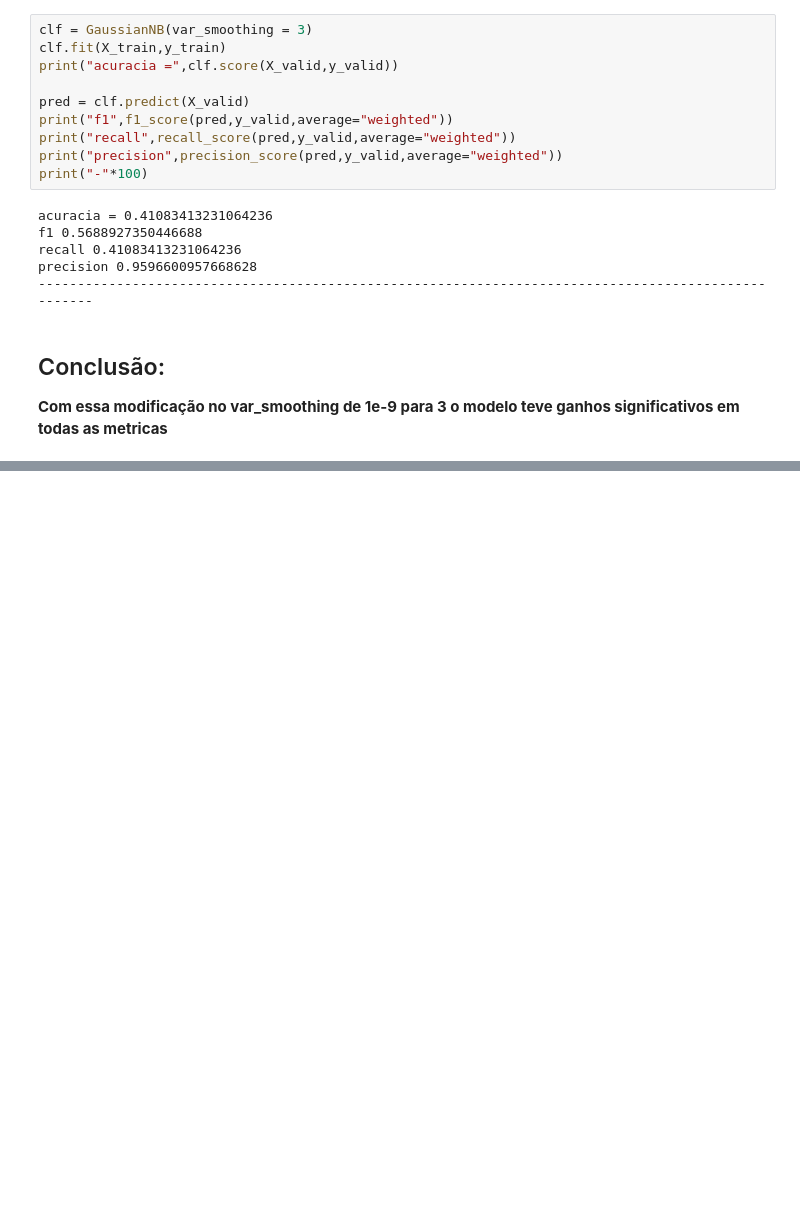
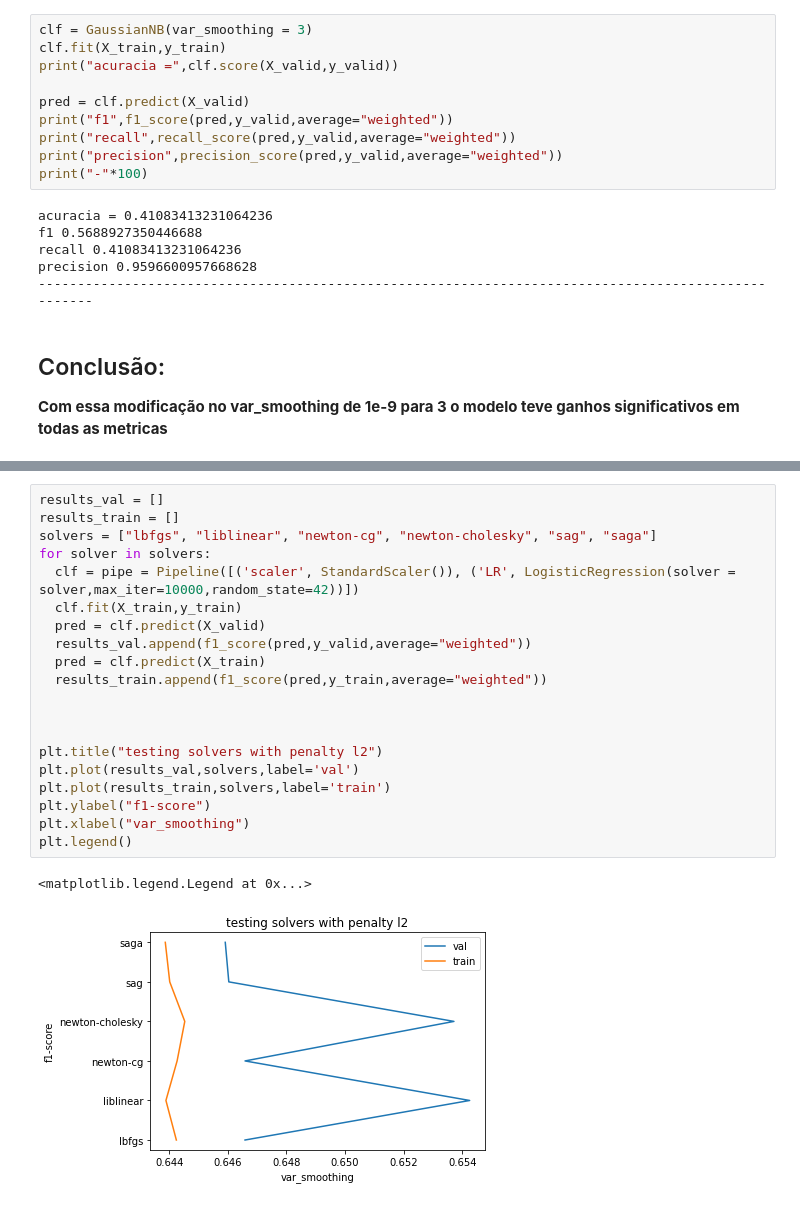
Before and after one commit to IndioP/Projeto-AM, a Jupyter notebook: Avila.ipynb, the cells around one changed output, grey strips where cells are left out. Cells and saved outputs as stored; diff of their text form; blank space fills up the shorter version.

```diff
--- a/Avila.ipynb
+++ b/Avila.ipynb
@@ -273,0 +329,23 @@ precision 0.9596600957668628
+# %%
+results_val = []
+results_train = []
+solvers = ["lbfgs", "liblinear", "newton-cg", "newton-cholesky", "sag", "saga"]
+for solver in solvers:
+  clf = pipe = Pipeline([('scaler', StandardScaler()), ('LR', LogisticRegression(solver = solver,max_iter=10000,random_state=42))])
+  clf.fit(X_train,y_train)
+  pred = clf.predict(X_valid)
+  results_val.append(f1_score(pred,y_valid,average="weighted"))
+  pred = clf.predict(X_train)
+  results_train.append(f1_score(pred,y_train,average="weighted"))
+
+
+
+plt.title("testing solvers with penalty l2")
+plt.plot(results_val,solvers,label='val')
+plt.plot(results_train,solvers,label='train')
+plt.ylabel("f1-score")
+plt.xlabel("var_smoothing")
+plt.legend()
+# %% [output]
+<matplotlib.legend.Legend at 0x...>
+[figure, added]
```
Also changed, not shown: parts of 8 cells of this notebook.
